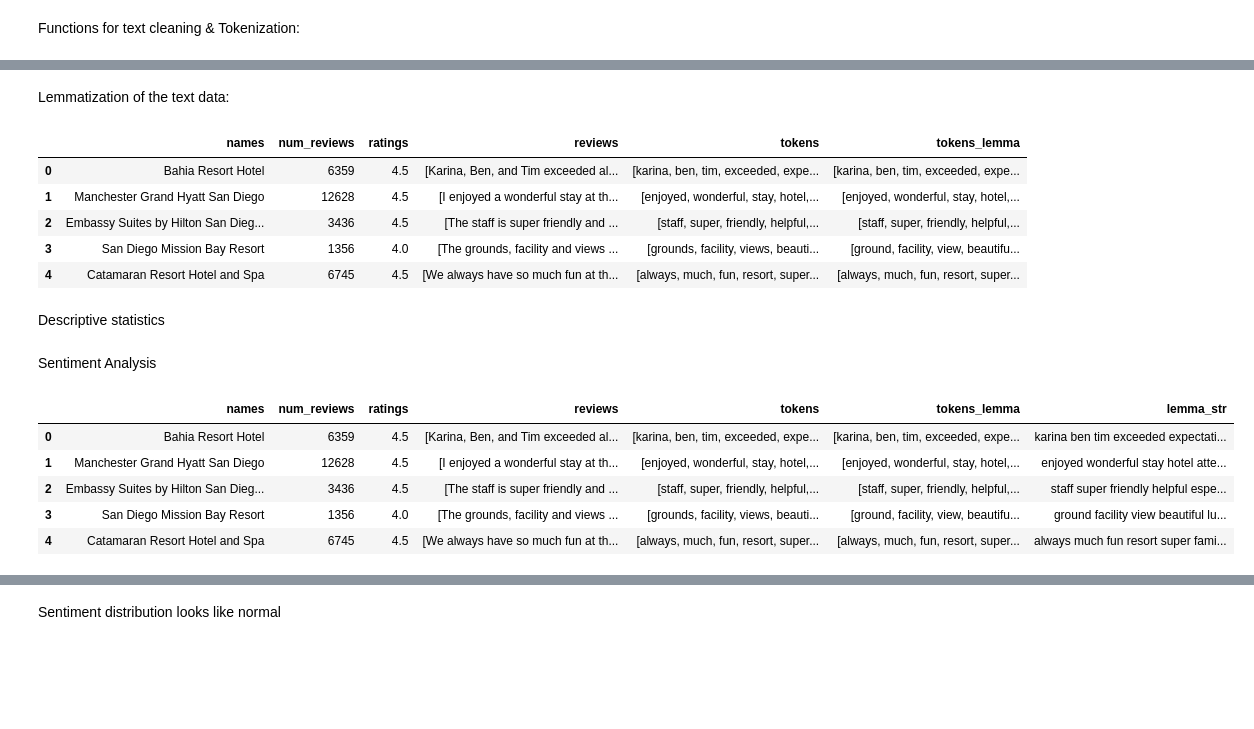
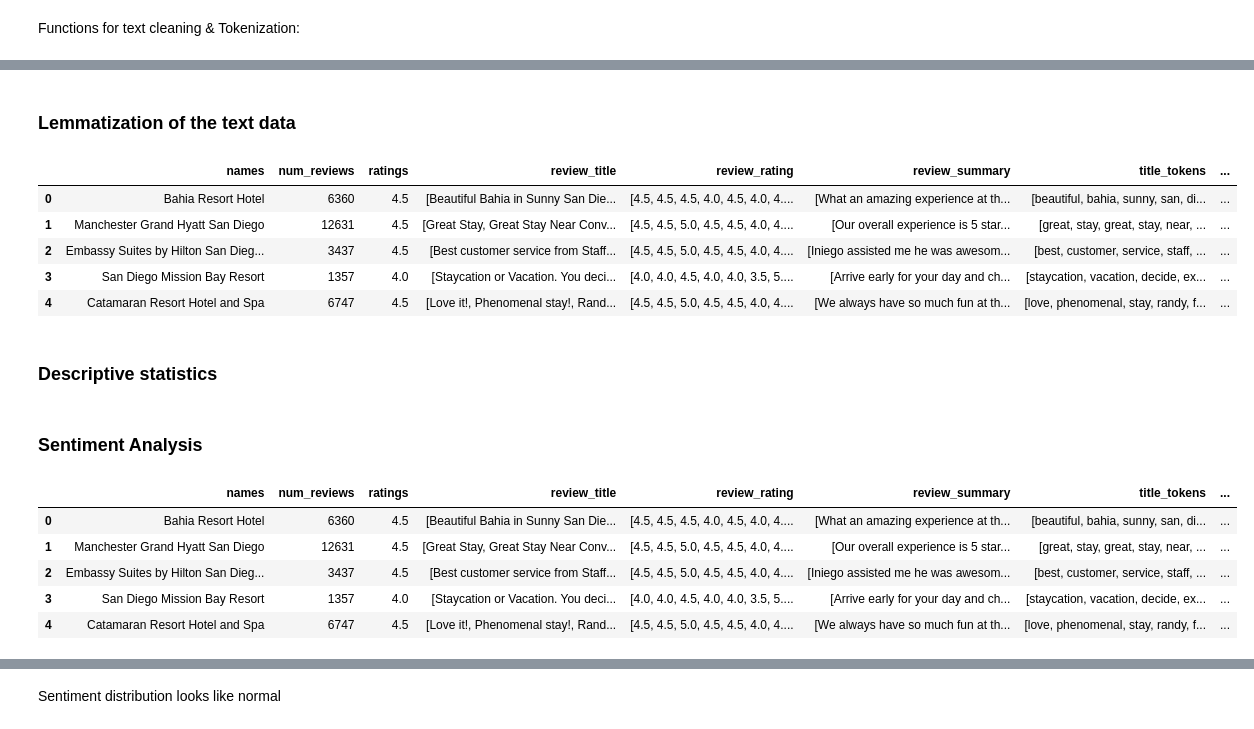
Before and after one commit to RenettaNelson/ADS-509---Applied-Text-Mining---Team-1, a Jupyter notebook: Hotel_Reviews_JU.ipynb, the cells around one changed output, grey strips where cells are left out. Drawn from its saved outputs; the diff is of its cells as text; code cells hidden in the pictures; blank space fills up the shorter version.

```diff
--- a/Hotel_Reviews_JU.ipynb
+++ b/Hotel_Reviews_JU.ipynb
@@ -360 +383,28 @@ for link in links2:
+# %%
+
+# Converting each review rating to numerical
+
+rev_rate2 = []
+
+rev_rate4 = []
+
+for i in rev_rate:
+    temp2 = []
+    for j in i:
+        temp2.append(str(j))
+    rev_rate2.append(temp2)
+
+
+
+for x in rev_rate2:
+    temp3 = []
+    for y in x:
+        #print(y)
+        y1 = y.split(" ")
+        y2 = y1[2].split('"')
+        y3 = y2[0].split("_")
+        n = int(y3[1]) / 10
+        temp3.append(n)
+        #print(y3)
+    rev_rate4.append(temp3)
 # %% [markdown]
@@ -362,6 +412,8 @@ for link in links2:
 # %%
 
-hotels_df["reviews"] = reviews
+hotels_df["review_title"] = rev_title
+hotels_df["review_rating"] = rev_rate4
+hotels_df["review_summary"] = rev_summary
 
 hotels_df.head(10)
 # %% [output]
@@ -473,6 +519,7 @@ Cleaning & tokenizing the text data:
 # %%
 
-hotels_df['tokens']= hotels_df['reviews'].apply(prepare, pipeline=full_pipeline)
+hotels_df['title_tokens']= hotels_df['review_title'].apply(prepare, pipeline=full_pipeline)
+hotels_df['summary_tokens']= hotels_df['review_summary'].apply(prepare, pipeline=full_pipeline)
 
 hotels_df.head()
 # %% [output]
@@ -485,32 +532,38 @@ hotels_df.head()
 # %% [markdown]
-Lemmatization of the text data:
+### Lemmatization of the text data
 # %%
 def word_lemmatizer(text):
     lem_text = [WordNetLemmatizer().lemmatize(i) for i in text]
     return lem_text
 
-hotels_df['tokens_lemma'] = hotels_df['tokens'].apply(lambda x: word_lemmatizer(x))
+hotels_df['title_lemma'] = hotels_df['title_tokens'].apply(lambda x: word_lemmatizer(x))
+hotels_df['summary_lemma'] = hotels_df['summary_tokens'].apply(lambda x: word_lemmatizer(x))
+
 hotels_df.head()
 # %% [output]
-|  | names | num_reviews | ratings | reviews | tokens | tokens_lemma |
-| 0 | Bahia Resort Hotel | 6359 | 4.5 | [Karina, Ben, and Tim exceeded al... | [karina, ben, tim, exceeded, expe... | [karina, ben, tim, exceeded, expe... |
-| 1 | Manchester Grand Hyatt San Diego | 12628 | 4.5 | [I enjoyed a wonderful stay at th... | [enjoyed, wonderful, stay, hotel,... | [enjoyed, wonderful, stay, hotel,... |
-| 2 | Embassy Suites by Hilton San Dieg... | 3436 | 4.5 | [The staff is super friendly and ... | [staff, super, friendly, helpful,... | [staff, super, friendly, helpful,... |
-| 3 | San Diego Mission Bay Resort | 1356 | 4.0 | [The grounds, facility and views ... | [grounds, facility, views, beauti... | [ground, facility, view, beautifu... |
-| 4 | Catamaran Resort Hotel and Spa | 6745 | 4.5 | [We always have so much fun at th... | [always, much, fun, resort, super... | [always, much, fun, resort, super... |
+|  | names | num_reviews | ratings | review_title | review_rating | review_summary | title_tokens | ... |
+| 0 | Bahia Resort Hotel | 6360 | 4.5 | [Beautiful Bahia in Sunny San Die... | [4.5, 4.5, 4.5, 4.0, 4.5, 4.0, 4.... | [What an amazing experience at th... | [beautiful, bahia, sunny, san, di... | ... |
+| 1 | Manchester Grand Hyatt San Diego | 12631 | 4.5 | [Great Stay, Great Stay Near Conv... | [4.5, 4.5, 5.0, 4.5, 4.5, 4.0, 4.... | [Our overall experience is 5 star... | [great, stay, great, stay, near, ... | ... |
+| 2 | Embassy Suites by Hilton San Dieg... | 3437 | 4.5 | [Best customer service from Staff... | [4.5, 4.5, 5.0, 4.5, 4.5, 4.0, 4.... | [Iniego assisted me he was awesom... | [best, customer, service, staff, ... | ... |
+| 3 | San Diego Mission Bay Resort | 1357 | 4.0 | [Staycation or Vacation. You deci... | [4.0, 4.0, 4.5, 4.0, 4.0, 3.5, 5.... | [Arrive early for your day and ch... | [staycation, vacation, decide, ex... | ... |
+| 4 | Catamaran Resort Hotel and Spa | 6747 | 4.5 | [Love it!, Phenomenal stay!, Rand... | [4.5, 4.5, 5.0, 4.5, 4.5, 4.0, 4.... | [We always have so much fun at th... | [love, phenomenal, stay, randy, f... | ... |
-# %% [markdown]
-Descriptive statistics
-# %% [markdown]
-Sentiment Analysis
+# %% [markdown]
+### Descriptive statistics
+# %% [markdown]
+### Sentiment Analysis
 # %%
 #converting lemmatized data into string
-hotels_df['lemma_str'] = [' '.join(map(str,l)) for l in hotels_df['tokens_lemma']]
+
+hotels_df['title_lemma_str'] = [' '.join(map(str,l)) for l in hotels_df['title_lemma']]
+hotels_df['summary_lemma_str'] = [' '.join(map(str,l)) for l in hotels_df['summary_lemma']]
+
+
 hotels_df.head()
 # %% [output]
-|  | names | num_reviews | ratings | reviews | tokens | tokens_lemma | lemma_str |
-| 0 | Bahia Resort Hotel | 6359 | 4.5 | [Karina, Ben, and Tim exceeded al... | [karina, ben, tim, exceeded, expe... | [karina, ben, tim, exceeded, expe... | karina ben tim exceeded expectati... |
-| 1 | Manchester Grand Hyatt San Diego | 12628 | 4.5 | [I enjoyed a wonderful stay at th... | [enjoyed, wonderful, stay, hotel,... | [enjoyed, wonderful, stay, hotel,... | enjoyed wonderful stay hotel atte... |
-| 2 | Embassy Suites by Hilton San Dieg... | 3436 | 4.5 | [The staff is super friendly and ... | [staff, super, friendly, helpful,... | [staff, super, friendly, helpful,... | staff super friendly helpful espe... |
-| 3 | San Diego Mission Bay Resort | 1356 | 4.0 | [The grounds, facility and views ... | [grounds, facility, views, beauti... | [ground, facility, view, beautifu... | ground facility view beautiful lu... |
-| 4 | Catamaran Resort Hotel and Spa | 6745 | 4.5 | [We always have so much fun at th... | [always, much, fun, resort, super... | [always, much, fun, resort, super... | always much fun resort super fami... |
+|  | names | num_reviews | ratings | review_title | review_rating | review_summary | title_tokens | ... |
+| 0 | Bahia Resort Hotel | 6360 | 4.5 | [Beautiful Bahia in Sunny San Die... | [4.5, 4.5, 4.5, 4.0, 4.5, 4.0, 4.... | [What an amazing experience at th... | [beautiful, bahia, sunny, san, di... | ... |
+| 1 | Manchester Grand Hyatt San Diego | 12631 | 4.5 | [Great Stay, Great Stay Near Conv... | [4.5, 4.5, 5.0, 4.5, 4.5, 4.0, 4.... | [Our overall experience is 5 star... | [great, stay, great, stay, near, ... | ... |
+| 2 | Embassy Suites by Hilton San Dieg... | 3437 | 4.5 | [Best customer service from Staff... | [4.5, 4.5, 5.0, 4.5, 4.5, 4.0, 4.... | [Iniego assisted me he was awesom... | [best, customer, service, staff, ... | ... |
+| 3 | San Diego Mission Bay Resort | 1357 | 4.0 | [Staycation or Vacation. You deci... | [4.0, 4.0, 4.5, 4.0, 4.0, 3.5, 5.... | [Arrive early for your day and ch... | [staycation, vacation, decide, ex... | ... |
+| 4 | Catamaran Resort Hotel and Spa | 6747 | 4.5 | [Love it!, Phenomenal stay!, Rand... | [4.5, 4.5, 5.0, 4.5, 4.5, 4.0, 4.... | [We always have so much fun at th... | [love, phenomenal, stay, randy, f... | ... |
 # %%
```
Also changed, not shown: parts of 23 cells of this notebook.
